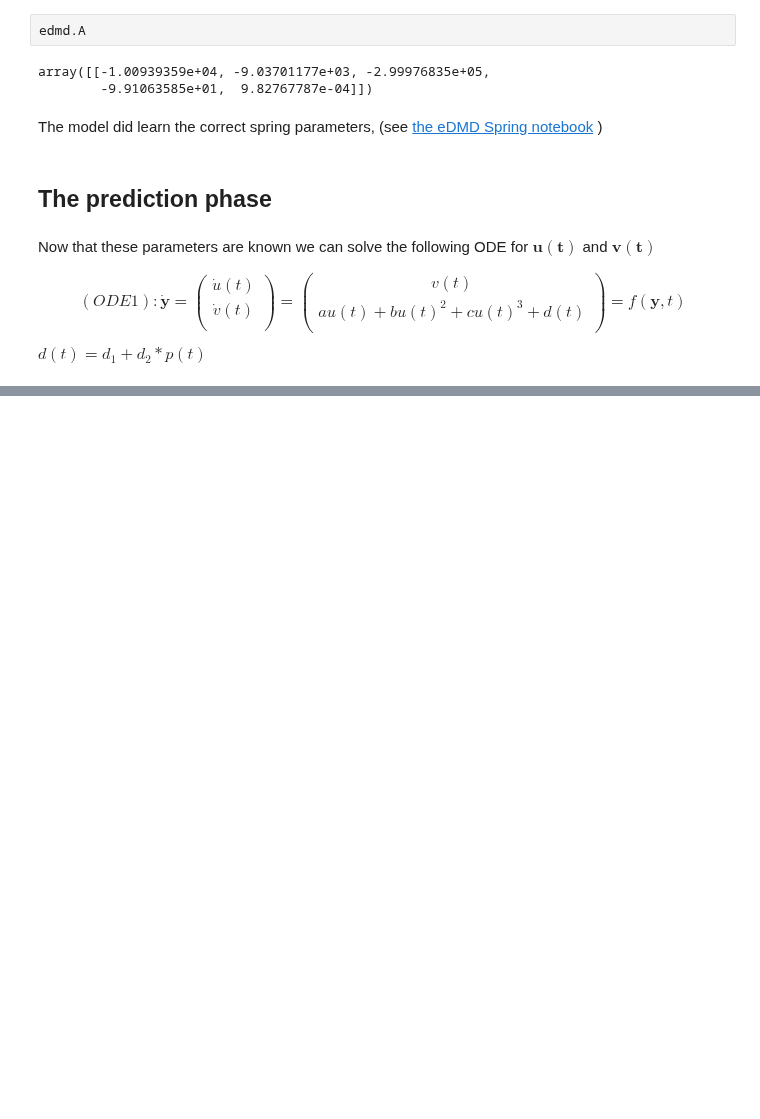
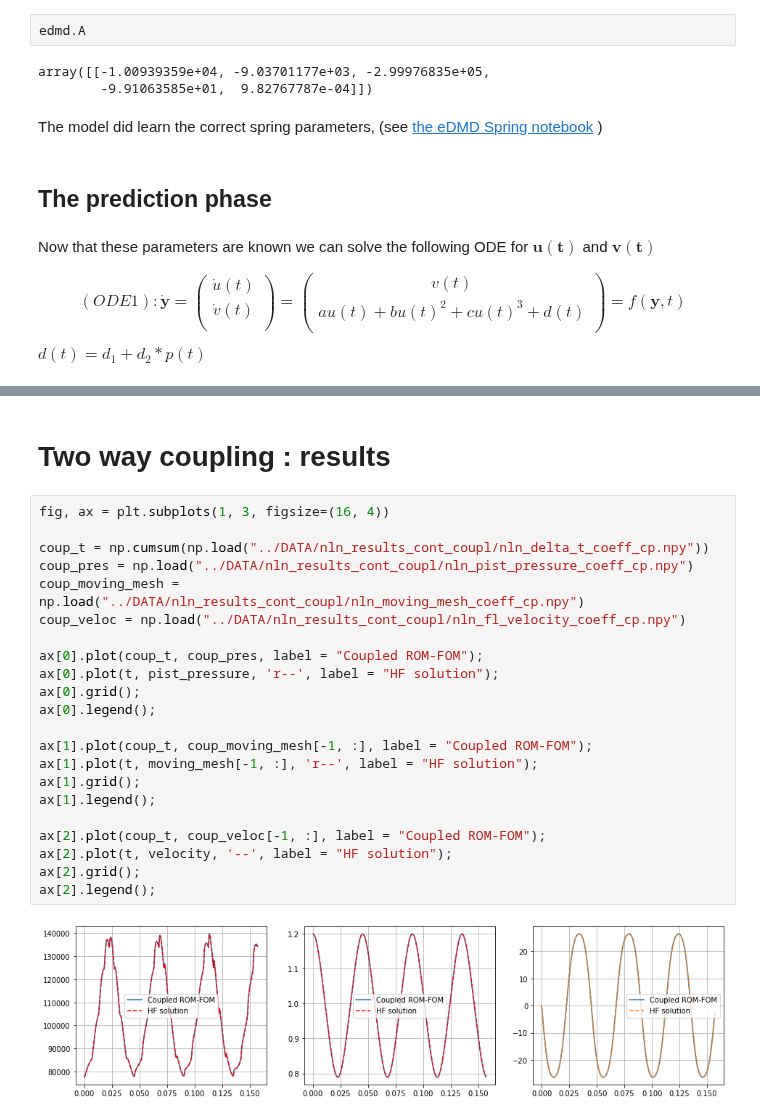
Before and after one commit to azzeddinetiba/ROM_AM, a Jupyter notebook: examples/Partitioned_fsi_ROM.ipynb, the cells around one changed output, grey strips where cells are left out. Saved outputs shown, nothing was run; the diff lists cells and outputs as text; blank space fills up the shorter version.

Commit message:
Add an example for coupled ROM_FOM

```diff
--- a/examples/Partitioned_fsi_ROM.ipynb
+++ b/examples/Partitioned_fsi_ROM.ipynb
@@ -143,0 +149,26 @@ Prediction time, t =  0.048706769943237305  s
+# %% [markdown]
+# Two way coupling : results
+# %%
+fig, ax = plt.subplots(1, 3, figsize=(16, 4))
+
+coup_t = np.cumsum(np.load("../DATA/nln_results_cont_coupl/nln_delta_t_coeff_cp.npy"))
+coup_pres = np.load("../DATA/nln_results_cont_coupl/nln_pist_pressure_coeff_cp.npy")
+coup_moving_mesh = np.load("../DATA/nln_results_cont_coupl/nln_moving_mesh_coeff_cp.npy")
+coup_veloc = np.load("../DATA/nln_results_cont_coupl/nln_fl_velocity_coeff_cp.npy")
+
+ax[0].plot(coup_t, coup_pres, label = "Coupled ROM-FOM");
+ax[0].plot(t, pist_pressure, 'r--', label = "HF solution");
+ax[0].grid();
+ax[0].legend();
+
+ax[1].plot(coup_t, coup_moving_mesh[-1, :], label = "Coupled ROM-FOM");
+ax[1].plot(t, moving_mesh[-1, :], 'r--', label = "HF solution");
+ax[1].grid();
+ax[1].legend();
+
+ax[2].plot(coup_t, coup_veloc[-1, :], label = "Coupled ROM-FOM");
+ax[2].plot(t, velocity, '--', label = "HF solution");
+ax[2].grid();
+ax[2].legend();
+# %% [output]
+[figure, added]
```
Also changed, not shown: parts of 7 cells of this notebook, 3 other files.
